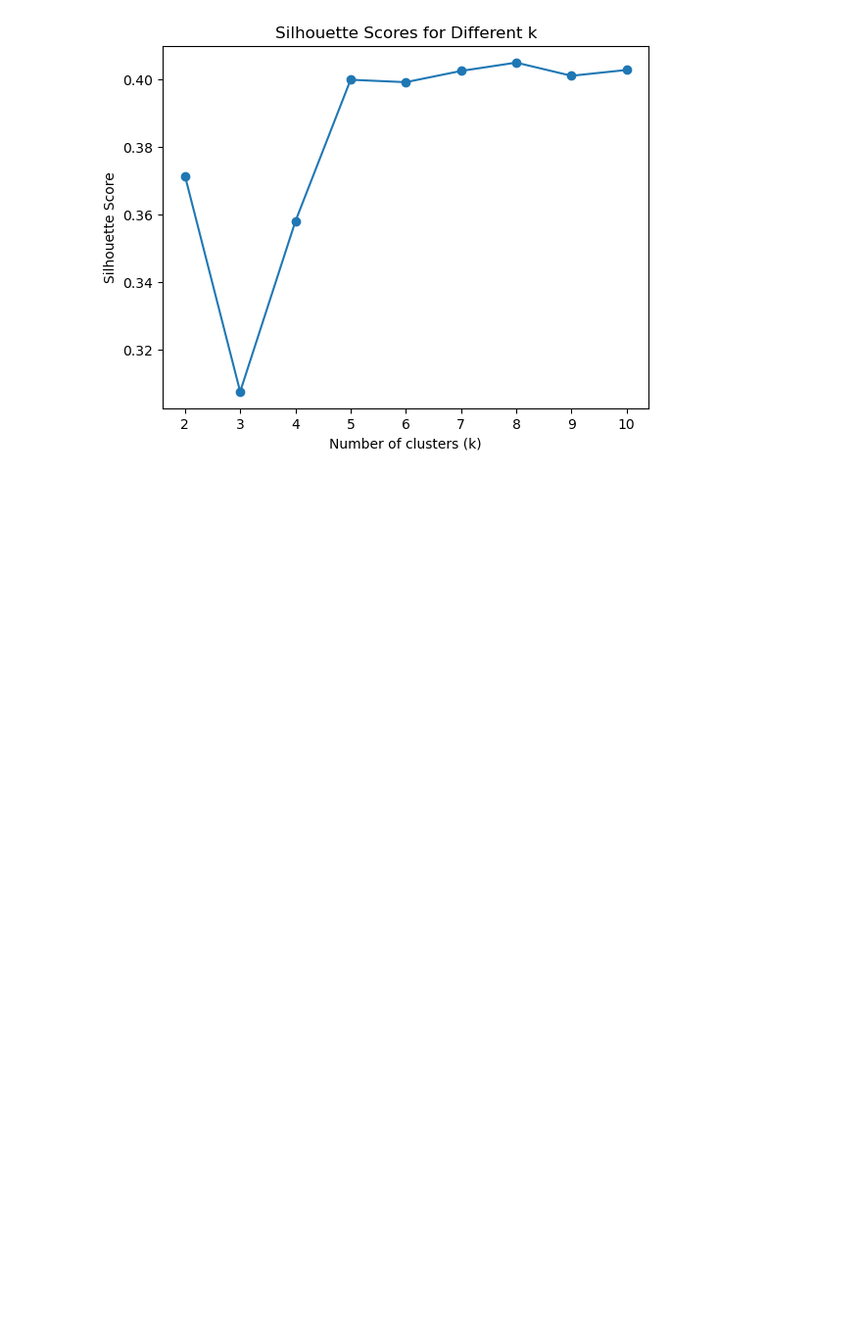
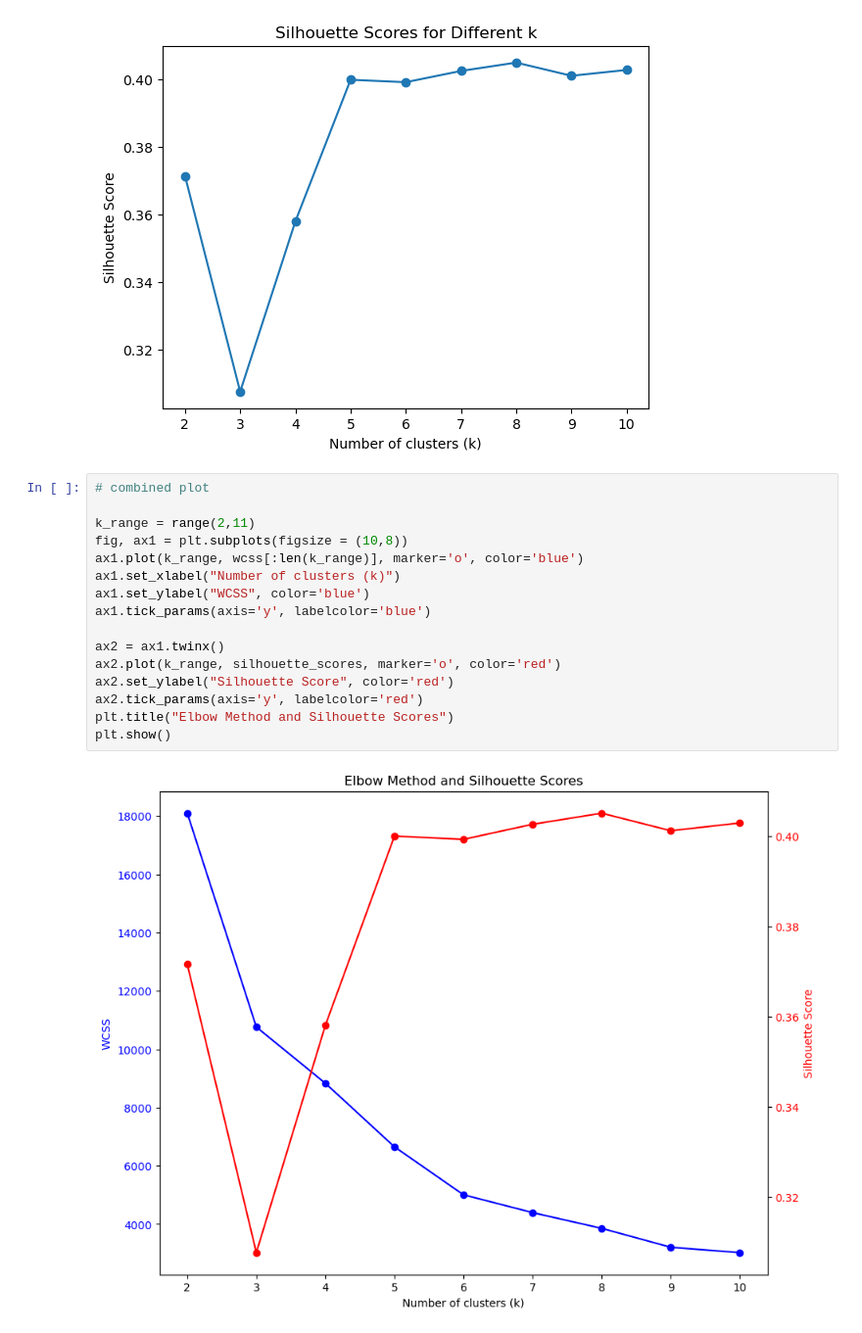
Before and after one commit to dilliram-code/Smart-cart-clustering-system, a Jupyter notebook: Data_cleaning/smart_cart_clustering.ipynb, the cells around one changed output. Shown at 98% size. Cells and saved outputs as stored; diff of their text form; blank space fills up the shorter version.

Commit message:
plot the combined plots for the wcss and silhoutte scores to get the optimal value of k

```diff
--- a/Data_cleaning/smart_cart_clustering.ipynb
+++ b/Data_cleaning/smart_cart_clustering.ipynb
@@ -506,3 +506,21 @@ plt.ylabel("Silhouette Score")
 plt.show()
 # %% [output]
 [figure]
+# %%
+# combined plot
+
+k_range = range(2,11)
+fig, ax1 = plt.subplots(figsize = (10,8))
+ax1.plot(k_range, wcss[:len(k_range)], marker='o', color='blue')
+ax1.set_xlabel("Number of clusters (k)")
+ax1.set_ylabel("WCSS", color='blue')
+ax1.tick_params(axis='y', labelcolor='blue')
+
+ax2 = ax1.twinx()
+ax2.plot(k_range, silhouette_scores, marker='o', color='red')
+ax2.set_ylabel("Silhouette Score", color='red')
+ax2.tick_params(axis='y', labelcolor='red')
+plt.title("Elbow Method and Silhouette Scores")
+plt.show()
+# %% [output]
+[figure, added]
```
